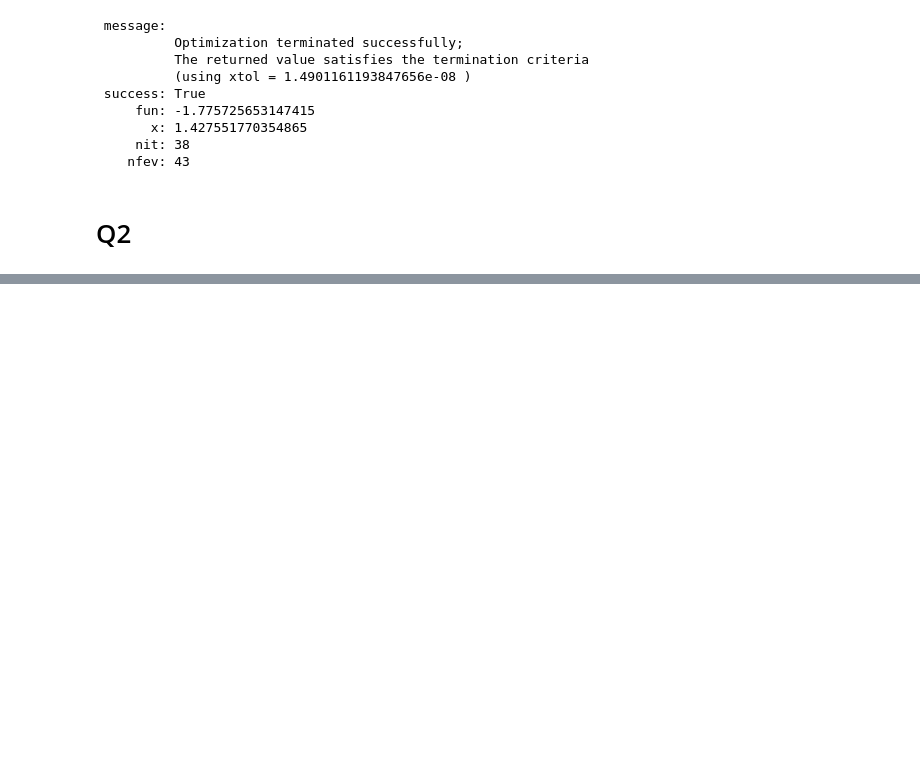
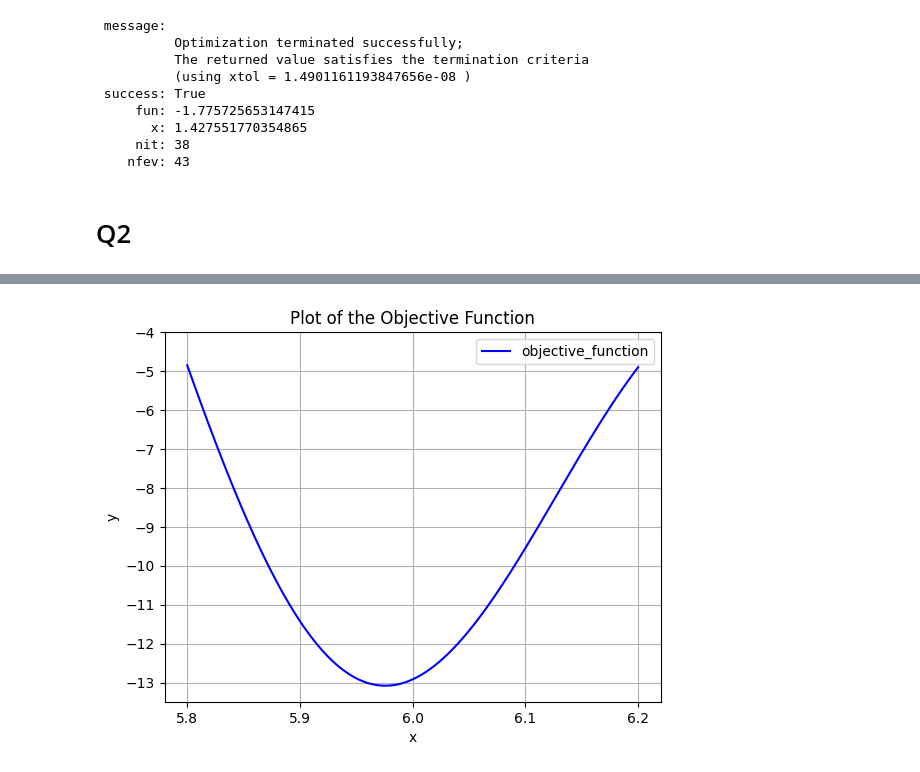
Before and after one commit to babuush/DE281, a Jupyter notebook: Lab_1_1D_optimization.ipynb, the cells around one changed output, grey strips where cells are left out. Cells and saved outputs as stored; diff of their text form; code cells hidden in the pictures; blank space fills up the shorter version.

```diff
--- a/Lab_1_1D_optimization.ipynb
+++ b/Lab_1_1D_optimization.ipynb
@@ -71,3 +77,24 @@ res_golden = minimize_scalar(objective_function, method='golden', options={'disp
+# %%
+# Plot the curve to see the objective function
+x = np.linspace(5.8, 6.2, 1000)
+y = [objective_function(val) for val in x]
+plt.plot(x, y, color='blue', label='objective_function')
+
+# Set x-axis ticks to show decimal values
+plt.xticks(np.arange(5.8, 6.2, 0.1))  # Adjust tick frequency as needed
+
+# Set y-axis ticks at intervals of 1
+plt.yticks(np.arange(int(min(y)), int(max(y)) + 1, 1))
+
+# Display grid and show the plot
+plt.grid()
+plt.xlabel('x')
+plt.ylabel('y')
+plt.title('Plot of the Objective Function')
+plt.legend()
+plt.show()
+# %% [output]
+[figure, added]
 # %%
 # your answer for global minimum
 
```
Also changed, not shown: parts of 4 cells of this notebook.
